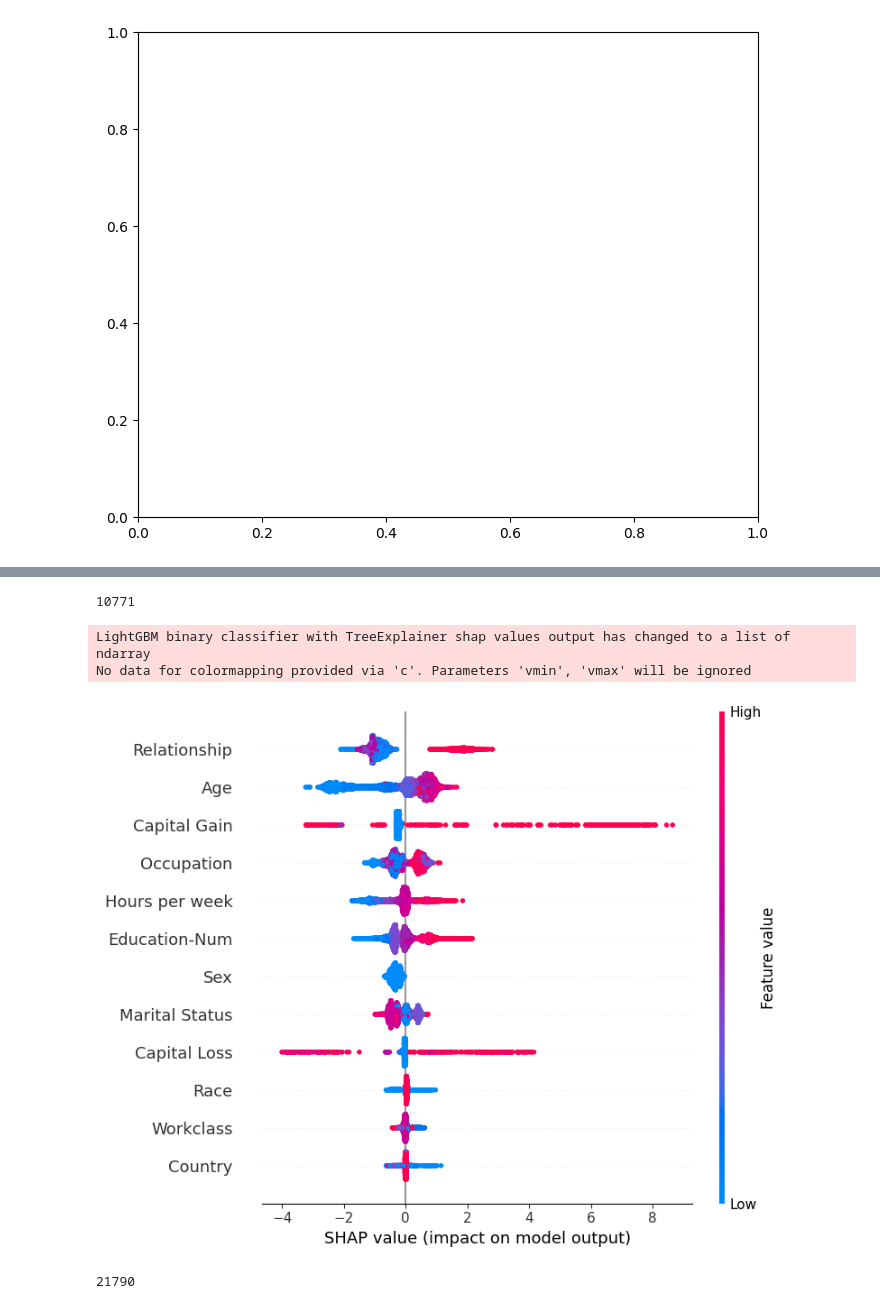
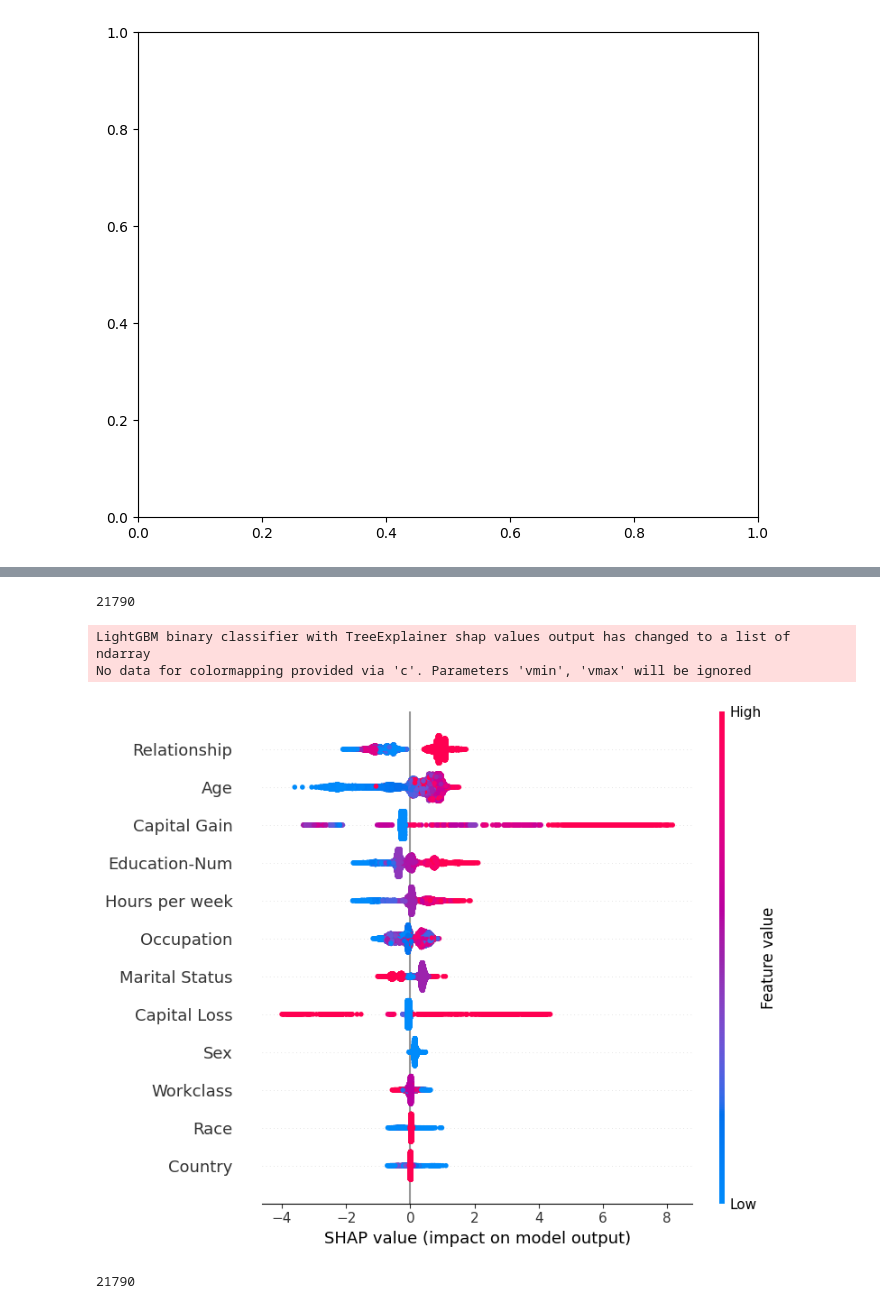
Before and after one commit to aoda2/shap_example, a Jupyter notebook: shap_01.ipynb, the cells around one changed output, grey strips where cells are left out. Drawn from its saved outputs; the diff is of its cells as text; code cells hidden in the pictures.

```diff
--- a/shap_01.ipynb
+++ b/shap_01.ipynb
@@ -145,18 +149,18 @@ No data for colormapping provided via 'c'. Parameters 'vmin', 'vmax' will be ign
 # %%
 # create shap explainer
-# 入力として X は必要. 後で X の部分集合でやってみよう
-explainer = shap.TreeExplainer(model)
+# 部分集合でやってみよう
+female_explainer = shap.TreeExplainer(model)
 # 部分データについて shap を出してみる
-female_X = X[X["Sex"] == 0.0]
+female_X = X[X["Sex"] == 1.0]
 print(f'{len(female_X)}')
 #feature の値が高い(赤)、値が低い(青)が SHAP にどの程度関係あるか確認する
-shap_values = explainer.shap_values(female_X)
-shap.summary_plot(shap_values[1], female_X)
+female_shap_values = female_explainer.shap_values(female_X)
+shap.summary_plot(female_shap_values[1], female_X)
 # %% [output]
-10771
+21790
 LightGBM binary classifier with TreeExplainer shap values output has changed to a list of ndarray
 No data for colormapping provided via 'c'. Parameters 'vmin', 'vmax' will be ignored
-[figure, old version]
+[figure, new version]
 # %%
 len(male_X)
 # %% [output]
```
Also changed, not shown: parts of 6 cells of this notebook, 3 other files.
